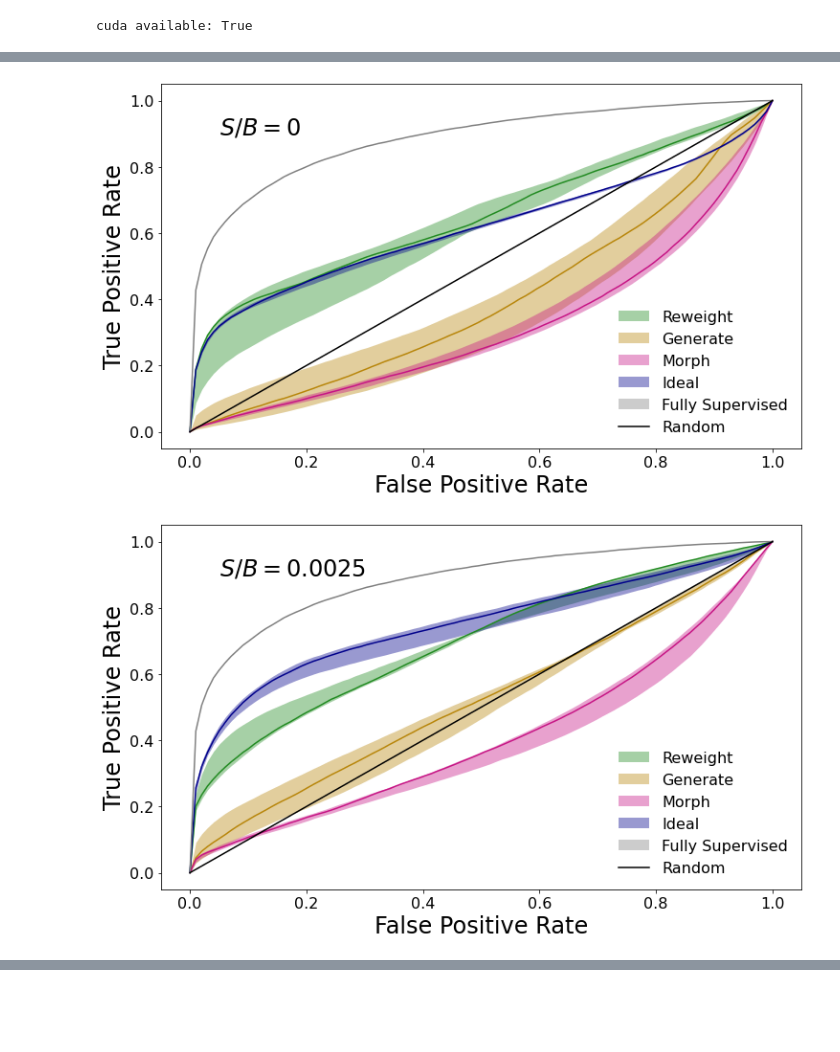
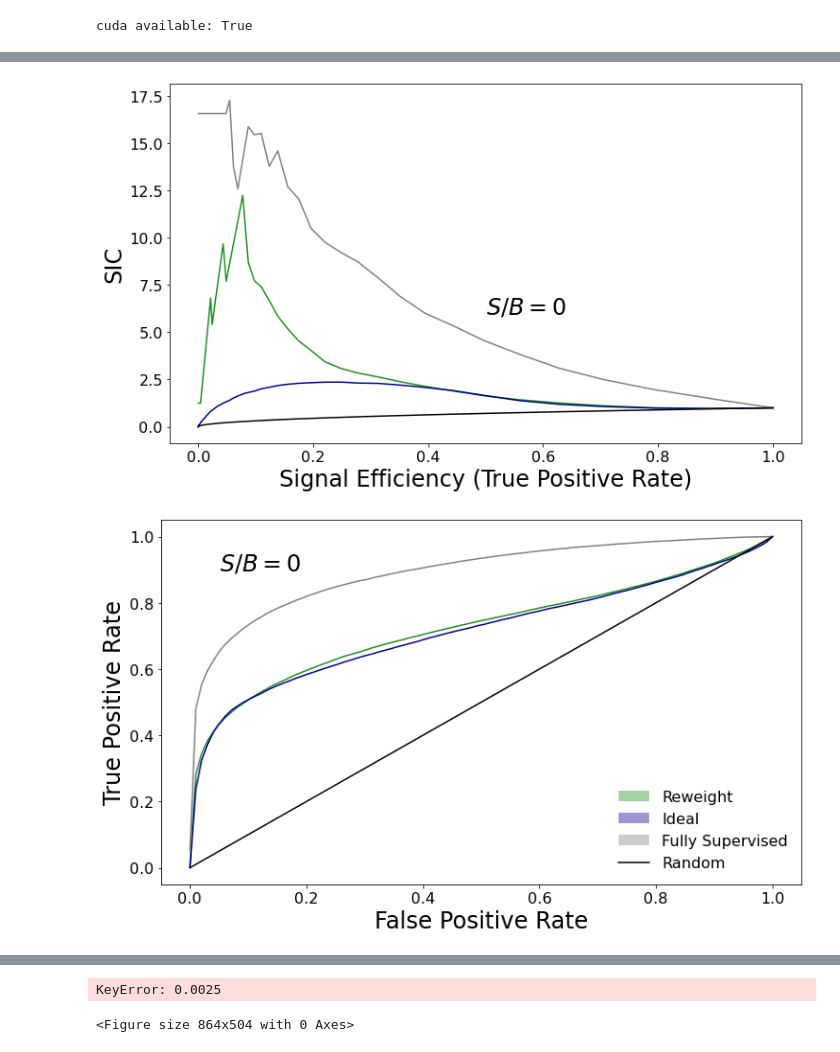
Before and after one commit to hep-lbdl/non-resonant-AD-extrapolation, a Jupyter notebook: AD_scan.ipynb, the cells around one changed output, grey strips where cells are left out. Saved outputs shown, nothing was run; the diff lists cells and outputs as text; code cells hidden in the pictures; blank space fills up the shorter version.

```diff
--- a/AD_scan.ipynb
+++ b/AD_scan.ipynb
@@ -18,7 +18,6 @@ cuda available: True
 path_to_working_dir = "/global/cfs/cdirs/m3246/rmastand/bkg_extrap/redo/"
 static_data_dir = f"{path_to_working_dir}/data/"
 eval_dir = f"{path_to_working_dir}/evaluation/"
-
 
 n_context = 2
 
@@ -26,14 +25,19 @@ n_context = 2
 test_events = np.load(f"{static_data_dir}/test_SR.npz")
 test_bkg = test_events["bkg_events_SR"][:,n_context:]
 test_sig = test_events["sig_events_SR"][:,n_context:]
+
+input_x_test = np.concatenate([test_bkg, test_sig], axis=0)
+input_y_test = np.concatenate([np.zeros(test_bkg.shape[0]).reshape(-1,1), np.ones(test_sig.shape[0]).reshape(-1,1)], axis=0)
 # %%
 keys = ["reweight", "morph", "generate", "ideal", "full_sup"]
+keys = ["reweight", "ideal", "full_sup"]
+
 
 n_classifier_runs = 10
-signal_injection_seeds = range(1, 11)
+signal_injection_seeds = range(1, 2)
 
-n_sig_inj = [0, .0025, .005]#.0075, 0.012, 0.016, 0.02]
-significances = [0, 0.66, 1.34, 2.01, 3.22, 4.29, 5.37]
+n_sig_inj = [0]#.0075, 0.012, 0.016, 0.02]
+significances = [0]#[0, 0.66, 1.34, 2.01, 3.22, 4.29, 5.37]
 
 rejections_dict = {k:{n:[] for n in n_sig_inj} for k in keys}
 sics_dict = {k:{n:[] for n in n_sig_inj} for k in keys}
@@ -52,7 +56,7 @@ x_axis_roc = np.linspace(0, 1, 100)
 # %%
 for i, n in enumerate(n_sig_inj):
 
-    print(f"Evaluating S/B = {n}...")
+    print(f"Evaluating s/b= {n}...")
     for k in keys:
         for data_seed in signal_injection_seeds:
             scores_to_ensemble = []
@@ -60,15 +64,15 @@ for i, n in enumerate(n_sig_inj):
             # ensemble over runs
             for i in range(n_classifier_runs):
 
-                if k == "fullsup":
-                    model_dir = f"{eval_dir}/"
+                if k == "full_sup": # Only need to train 1 "seed" for the fullup model
+                    model_dir = f"{eval_dir}/seed1/"
                     local_id = f"{k}_run{i}"
                     if data_seed > 1:
                         break
 
                 else:
                     model_dir = f"{eval_dir}/seed{data_seed}/"
-                    local_id = f"{k}_sinj{n}_run{i}"
+                    local_id = f"{k}_s{n}_run{i}"
 
                 # load in the model
                 model_path = f"{model_dir}/model_{local_id}.pt"
@@ -129,14 +131,14 @@ def get_med_percentile(loc_list, lower_p = 16, upper_p = 84):
 
     return med, lower_p, upper_p
 # %%
-colors_dict = {"fullsup":"grey",
+colors_dict = {"full_sup":"grey",
                "reweight": "forestgreen",
                "morph": "mediumvioletred",
                "generate":"darkgoldenrod",
                 "ideal":"darkblue"}
 
 
-labels_dict = {"fullsup":"Fully Supervised",
+labels_dict = {"full_sup":"Fully Supervised",
                "reweight": "Reweight",
                "morph": "Morph",
                "generate":"Generate",
@@ -375,43 +376,41 @@ for n in n_to_plot:
     plt.ylabel("SIC", fontsize = f1)
     plt.tick_params(axis='both', which='major', labelsize=f2)
 
-    fig.savefig(f"plots/sic_{n}.pdf", dpi = dpi)
-
     plt.show()
+# %% [output]
+[figure, added]
 # %%
-n_to_plot = [0, 0.0025, 0.005]
+n_to_plot = [0]
 
 for n in n_to_plot:
 
     fig = plt.figure(figsize = (12, 7))
 
     for k in keys:
 
 
         plt.plot(x_axis_roc, med_rocs_dict[k][n][0], color = colors_dict[k])
 
 
 
         plt.fill_between(x_axis_roc, med_rocs_dict[k][n][1],
                     med_rocs_dict[k][n][2], linewidth = 0, label = labels_dict[k], color = colors_dict[k], alpha = alpha)
 
 
     plt.plot(x_axis_roc, x_axis_roc, label = "Random", color = "black",)
 
 
 
 
     plt.text(0.05, 0.9, f"$S/B = {np.round(n, 4)}$", fontsize = f1)
 
     plt.legend( fontsize = f2, frameon = False)
 
     plt.xlabel("False Positive Rate", fontsize = f1)
     plt.ylabel("True Positive Rate", fontsize = f1)
     plt.tick_params(axis='both', which='major', labelsize=f2)
 
-    fig.savefig(f"plots/roc_{n}.pdf")
 
     plt.show()
 # %% [output]
-[figure, old version]
+[figure, new version]
-[figure, removed]
@@ -418,0 +417,2 @@ for n in n_to_plot:
+KeyError: 0.0025
+<Figure size 864x504 with 0 Axes>
```
Also changed, not shown: parts of 7 cells of this notebook, 2 other files.
